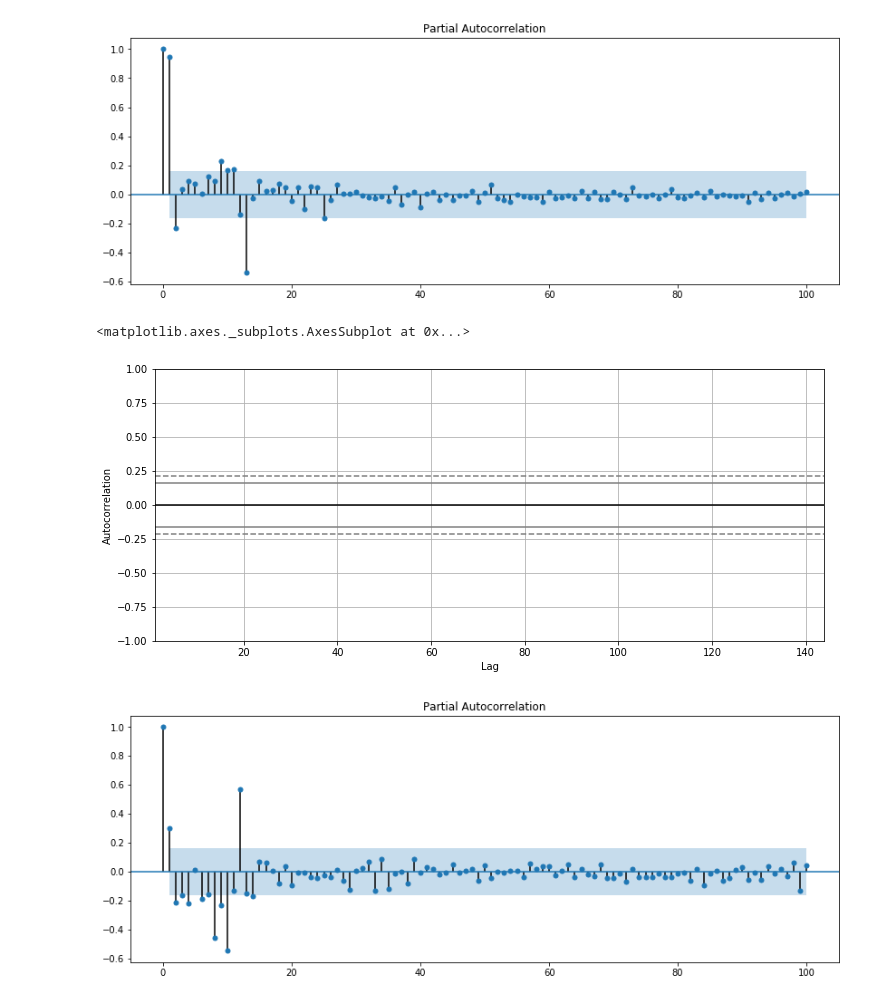
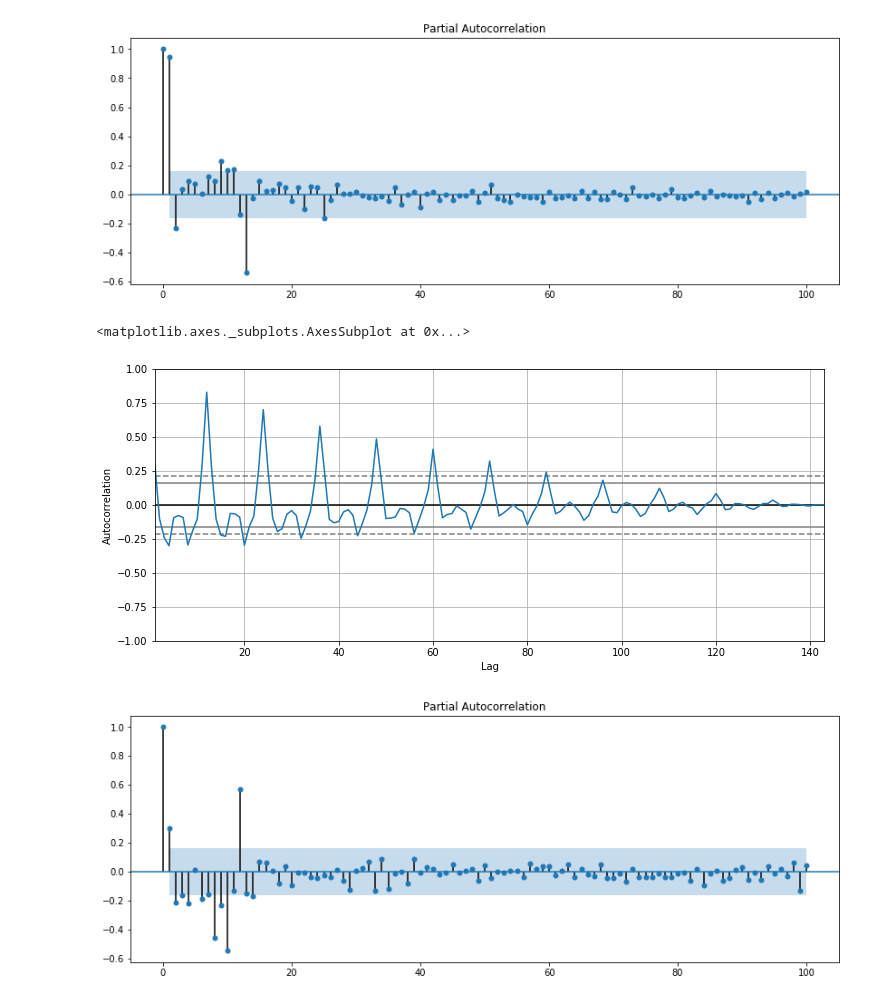
Before and after one commit to justinlee3/dsc-enterprise-hsbc-autocorrelation-in-time-series-lab-hsbc-ds-081319, a Jupyter notebook: index.ipynb, the cells around one changed output. Drawn from its saved outputs; the diff is of its cells as text; code cells hidden in the pictures.

```diff
--- a/index.ipynb
+++ b/index.ipynb
@@ -150,10 +150,10 @@ df_diff = df.diff(periods=1)
 # %%
 # your code here
 plt.figure(figsize=(12,5))
-pd.plotting.autocorrelation_plot(df_diff)
+pd.plotting.autocorrelation_plot(df_diff.dropna())
 # %% [output]
 <matplotlib.axes._subplots.AxesSubplot at 0x...>
-[figure, old version]
+[figure, new version]
 # %%
 # your code here
 from statsmodels.graphics.tsaplots import plot_pacf
```
